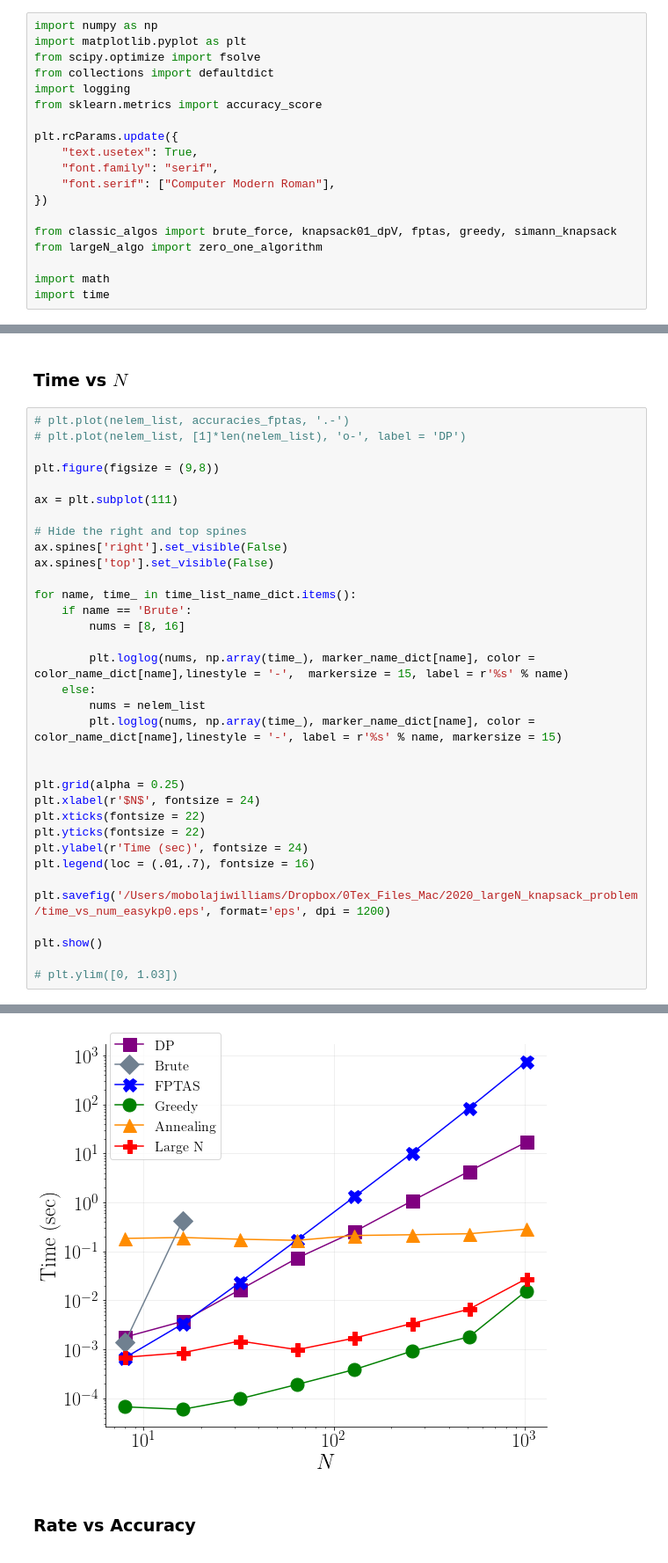
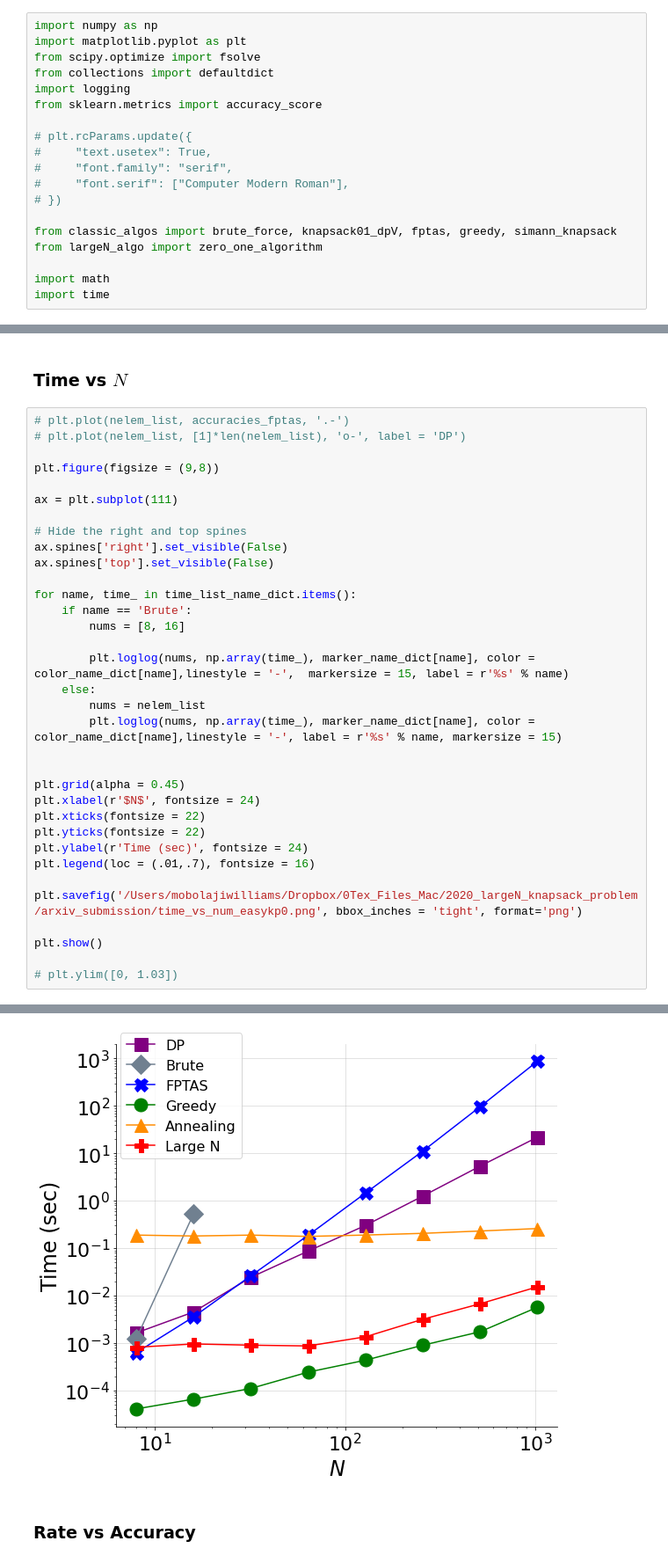
Before and after one commit to mowillia/LargeNKP, a Jupyter notebook: algorithm_comparisons.ipynb, the cells around one changed output, grey strips where cells are left out. Shown at 88% size. Cells and saved outputs as stored; diff of their text form.

```diff
--- a/algorithm_comparisons.ipynb
+++ b/algorithm_comparisons.ipynb
@@ -6,11 +6,11 @@ from collections import defaultdict
 import logging
 from sklearn.metrics import accuracy_score
 
-plt.rcParams.update({
-    "text.usetex": True,
-    "font.family": "serif",
-    "font.serif": ["Computer Modern Roman"],
-})
+# plt.rcParams.update({
+#     "text.usetex": True,
+#     "font.family": "serif",
+#     "font.serif": ["Computer Modern Roman"],
+# })
 
 from classic_algos import brute_force, knapsack01_dpV, fptas, greedy, simann_knapsack
 from largeN_algo import zero_one_algorithm
@@ -246,14 +235,14 @@ for name, time_ in time_list_name_dict.items():
         plt.loglog(nums, np.array(time_), marker_name_dict[name], color = color_name_dict[name],linestyle = '-', label = r'%s' % name, markersize = 15)
 
 
-plt.grid(alpha = 0.25)
+plt.grid(alpha = 0.45)
 plt.xlabel(r'$N$', fontsize = 24)
 plt.xticks(fontsize = 22)
 plt.yticks(fontsize = 22)
 plt.ylabel(r'Time (sec)', fontsize = 24)
 plt.legend(loc = (.01,.7), fontsize = 16)
 
-plt.savefig('/Users/mobolajiwilliams/Dropbox/0Tex_Files_Mac/2020_largeN_knapsack_problem/time_vs_num_easykp0.eps', format='eps', dpi = 1200)
+plt.savefig('/Users/mobolajiwilliams/Dropbox/0Tex_Files_Mac/2020_largeN_knapsack_problem/arxiv_submission/time_vs_num_easykp0.png', bbox_inches = 'tight', format='png')
 
 plt.show()
 
@@ -275,4 +251,4 @@ The PostScript backend does not support transparency; partially transparent arti
-[figure, old version]
+[figure, new version]
 # %% [markdown]
 ### Rate vs Accuracy
 # %%
```
Also changed, not shown: parts of 4 cells of this notebook, 2 other files.
